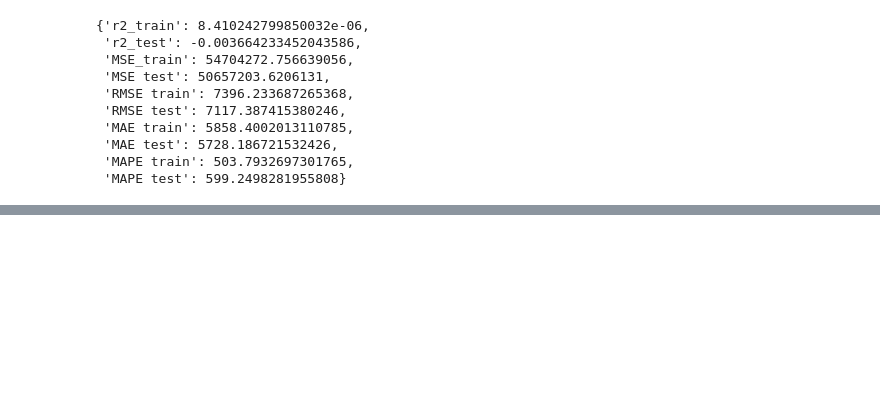
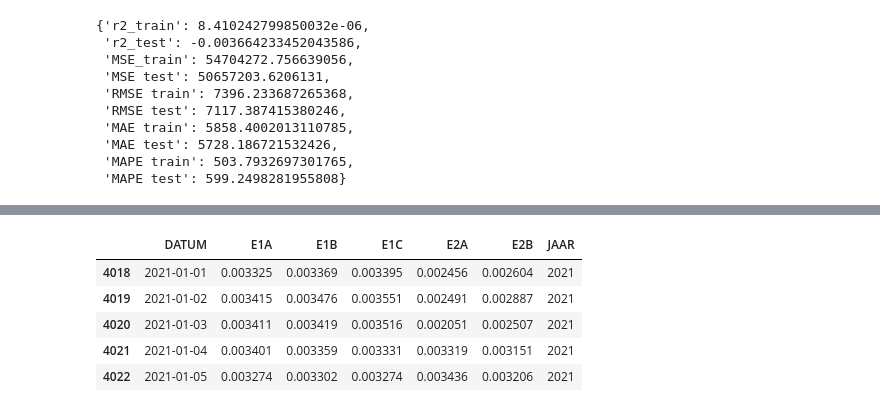
Before and after one commit to processminery/jads_enexis, a Jupyter notebook: notebooks/master_verbruik_pc4_ER.ipynb, the cells around one changed output, grey strips where cells are left out. Cells and saved outputs as stored; diff of their text form; code cells hidden in the pictures; blank space fills up the shorter version.

```diff
--- a/notebooks/master_verbruik_pc4_ER.ipynb
+++ b/notebooks/master_verbruik_pc4_ER.ipynb
@@ -197,0 +413,7 @@ Combineer de dataframes van de NEDU profielen met voorspelling en het dataframe
+# %%
+# verbruiksfactor weer delen door 1e5
+df_nedu_e1a_all['VERBRUIKS_FACTOR'] = df_nedu_e1a_all['VERBRUIKS_FACTOR'] / 1e5
+df_nedu_e1b_all['VERBRUIKS_FACTOR'] = df_nedu_e1b_all['VERBRUIKS_FACTOR'] / 1e5
+df_nedu_e1c_all['VERBRUIKS_FACTOR'] = df_nedu_e1c_all['VERBRUIKS_FACTOR'] / 1e5
+df_nedu_e2a_all['VERBRUIKS_FACTOR'] = df_nedu_e2a_all['VERBRUIKS_FACTOR'] / 1e5
+df_nedu_e2b_all['VERBRUIKS_FACTOR'] = df_nedu_e2b_all['VERBRUIKS_FACTOR'] / 1e5
@@ -197,0 +435,9 @@ Combineer de dataframes van de NEDU profielen met voorspelling en het dataframe
+# %%
+df_nedu_profielen[df_nedu_profielen['DATUM'] >= '2021-01-01'].head()
+# %% [output]
+|  | DATUM | E1A | E1B | E1C | E2A | E2B | JAAR |
+| 4018 | 2021-01-01 | 0.003325 | 0.003369 | 0.003395 | 0.002456 | 0.002604 | 2021 |
+| 4019 | 2021-01-02 | 0.003415 | 0.003476 | 0.003551 | 0.002491 | 0.002887 | 2021 |
+| 4020 | 2021-01-03 | 0.003411 | 0.003419 | 0.003516 | 0.002051 | 0.002507 | 2021 |
+| 4021 | 2021-01-04 | 0.003401 | 0.003359 | 0.003331 | 0.003319 | 0.003151 | 2021 |
+| 4022 | 2021-01-05 | 0.003274 | 0.003302 | 0.003274 | 0.003436 | 0.003206 | 2021 |
```
Also changed, not shown: parts of 30 cells of this notebook.
